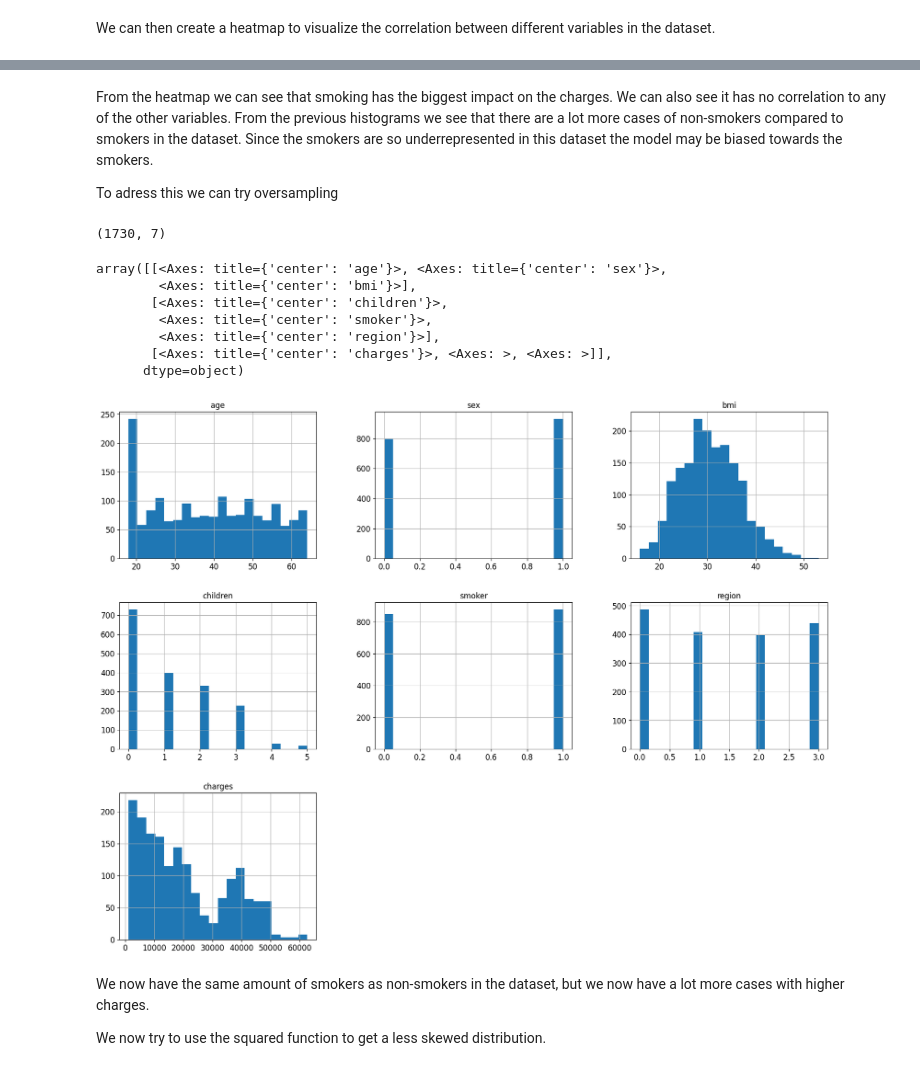
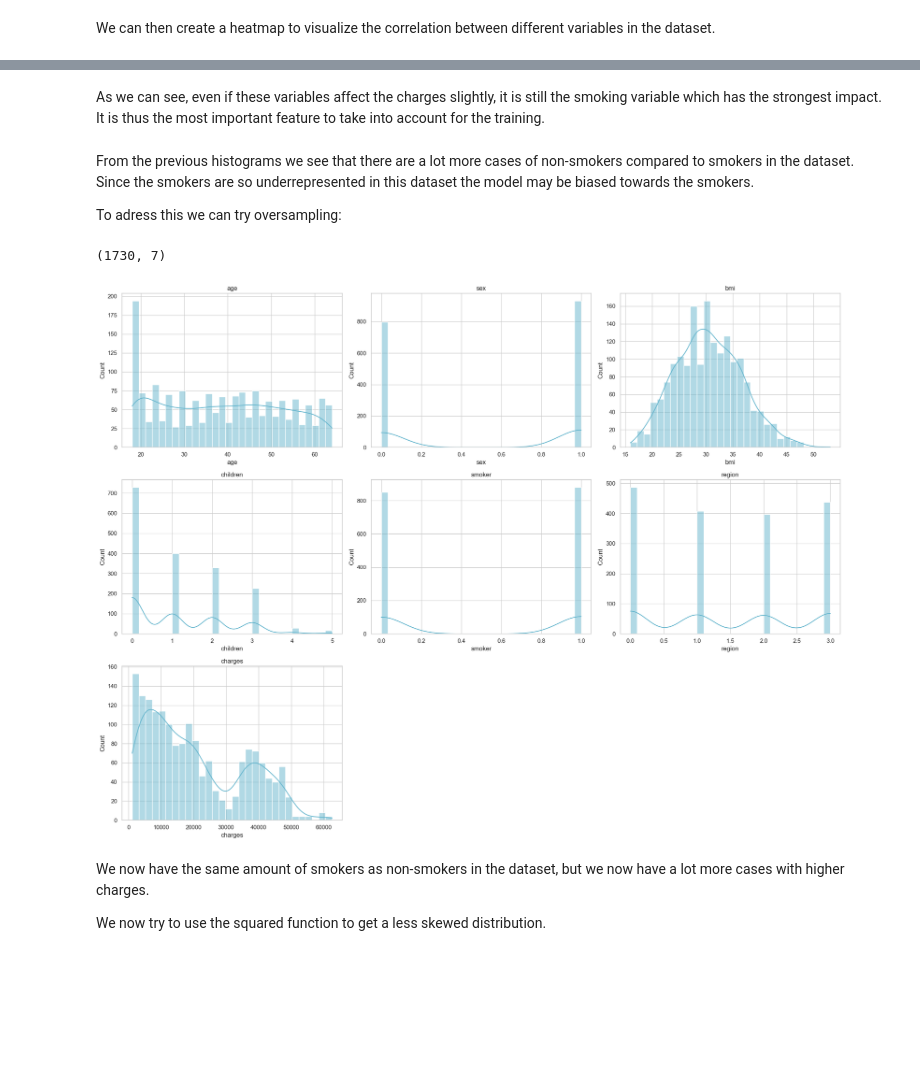
Before and after one commit to Ahsanfyfy/Project-Group-3, a Jupyter notebook: preprocessing.ipynb, the cells around one changed output, grey strips where cells are left out. Saved outputs shown, nothing was run; the diff lists cells and outputs as text; code cells hidden in the pictures; blank space fills up the shorter version.

```diff
--- a/preprocessing.ipynb
+++ b/preprocessing.ipynb
@@ -151,7 +170,9 @@ sns.heatmap(df.corr(), cmap='hot', annot=True, fmt=".2f") # Correlation heatmap
+# %% [markdown]
+As we can see, even if these variables affect the charges slightly, it is still the smoking variable which has the strongest impact. It is thus the most important feature to take into account for the training.
 # %% [markdown]
-From the heatmap we can see that smoking has the biggest impact on the charges. We can also see it has no correlation to any of the other variables. From the previous histograms we see that there are a lot more cases of non-smokers compared to smokers in the dataset. Since the smokers are so underrepresented in this dataset the model may be biased towards the smokers.
+From the previous histograms we see that there are a lot more cases of non-smokers compared to smokers in the dataset. Since the smokers are so underrepresented in this dataset the model may be biased towards the smokers.
 
-To adress this we can try oversampling
+To adress this we can try oversampling:
 # %%
 smokers = df[df["smoker"] == 1] # Selecting only smokers
 df_smokers = df.copy() # Copying the dataframe
@@ -161,17 +182,25 @@ while df_smokers["smoker"].mean() < 0.5: # Repeating the process until 50% of th
 df_smokers.shape # Showing the shape of the dataframe
 # %% [output]
 (1730, 7)
-# %%
-df_smokers.hist(bins=20, figsize=(20,15)) # Histogram of the dataframe
-# %% [output]
-array([[<Axes: title={'center': 'age'}>, <Axes: title={'center': 'sex'}>,
-        <Axes: title={'center': 'bmi'}>],
-       [<Axes: title={'center': 'children'}>,
-        <Axes: title={'center': 'smoker'}>,
-        <Axes: title={'center': 'region'}>],
-       [<Axes: title={'center': 'charges'}>, <Axes: >, <Axes: >]],
-      dtype=object)
-[figure, removed]
+# %%
+fig, axes = plt.subplots(3, 3, figsize=(20, 15))
+axes = axes.flatten()
+
+for i, col in enumerate(df.columns):
+    kde = True
+    if col in ['smoker', 'region', 'children', 'sex']:
+        kde = False
+    sns.histplot(df_smokers[col], kde = True, color = 'c', bins=30, ax=axes[i])
+    axes[i].set_title(col)
+
+for j in range(i + 1, len(axes)):
+    axes[j].axis('off')
+
+
+plt.tight_layout()
+plt.show()
+# %% [output]
+[figure, added]
 # %% [markdown]
 We now have the same amount of smokers as non-smokers in the dataset, but we now have a lot more cases with higher charges.
 
```
Also changed, not shown: parts of 8 cells of this notebook.
